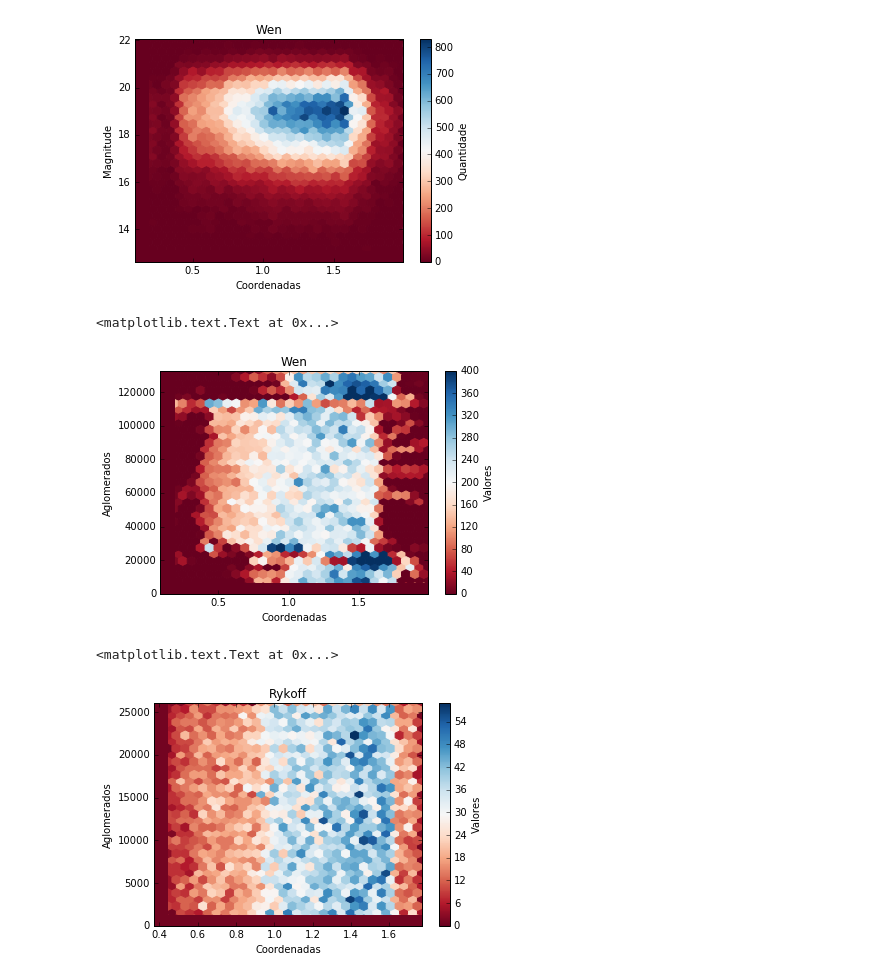
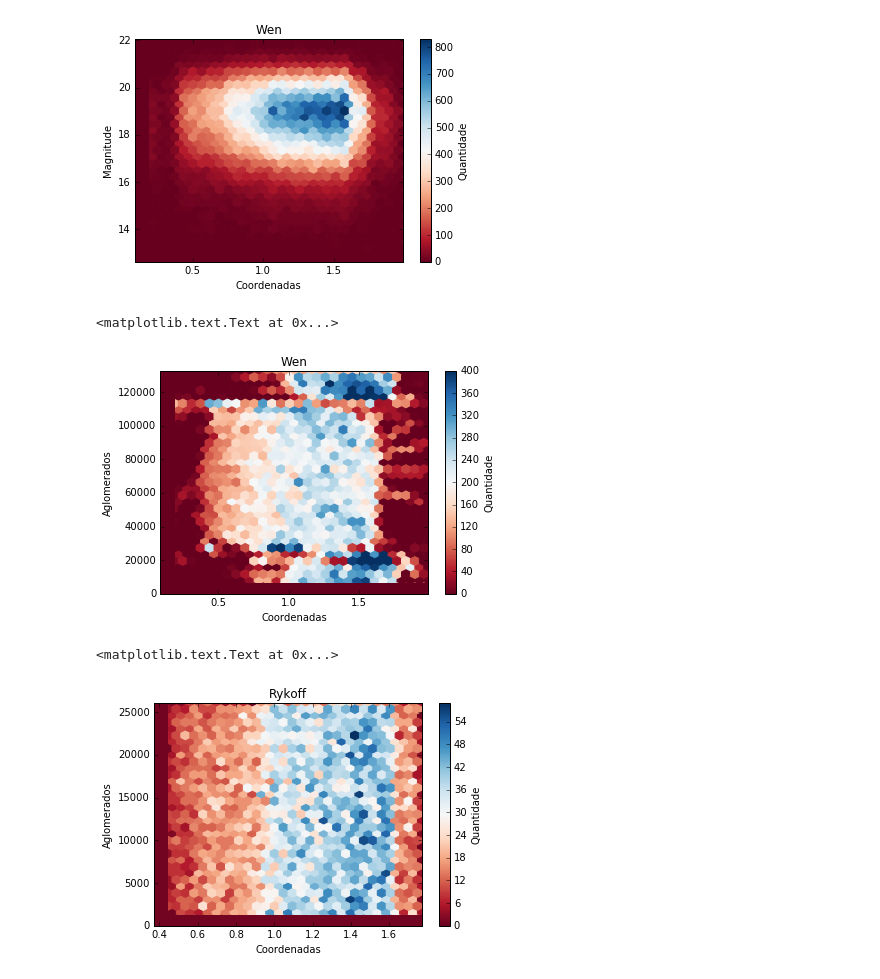
Before and after one commit to clusteron/comparison, a Jupyter notebook: area.ipynb, the cells around one changed output. Cells and saved outputs as stored; diff of their text form; code cells hidden in the pictures.

```diff
--- a/area.ipynb
+++ b/area.ipynb
@@ -228,16 +228,16 @@ plt.title('Wen')
 # %%
 x = range (0,132684)
 y = w_pix[0]
 gridsize = 30
 plt.hexbin(y,x, gridsize=gridsize, marginals=True, cmap=plt.cm.RdBu, vmin= 0, vmax = 400)
 plt.xlabel('Coordenadas')
 plt.ylabel('Aglomerados')
 cb = plt.colorbar()
-cb.set_label('Valores')
+cb.set_label('Quantidade')
 plt.title('Wen')
 # %% [output]
 <matplotlib.text.Text at 0x...>
-[figure, old version]
+[figure, new version]
 # %%
 x = range (0,26111)
 y = r_pix[0]
@@ -246,8 +246,8 @@ plt.hexbin(y,x, gridsize=gridsize, marginals=True, cmap=plt.cm.RdBu)
 plt.xlabel('Coordenadas')
 plt.ylabel('Aglomerados')
 cb = plt.colorbar()
-cb.set_label('Valores')
+cb.set_label('Quantidade')
 plt.title('Rykoff')
 # %% [output]
 <matplotlib.text.Text at 0x...>
-[figure, old version]
+[figure, new version]
```
